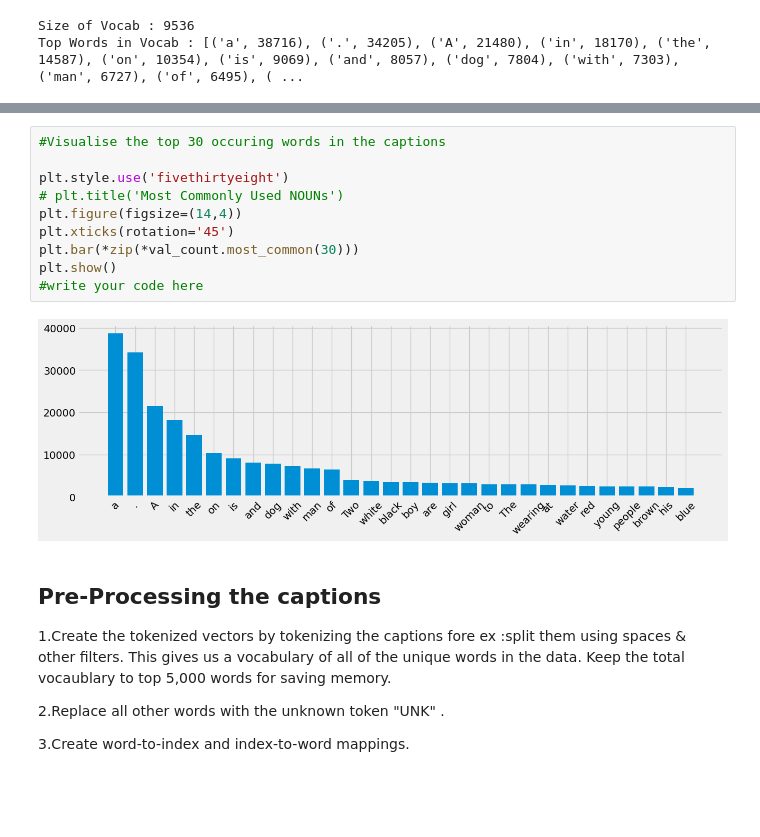
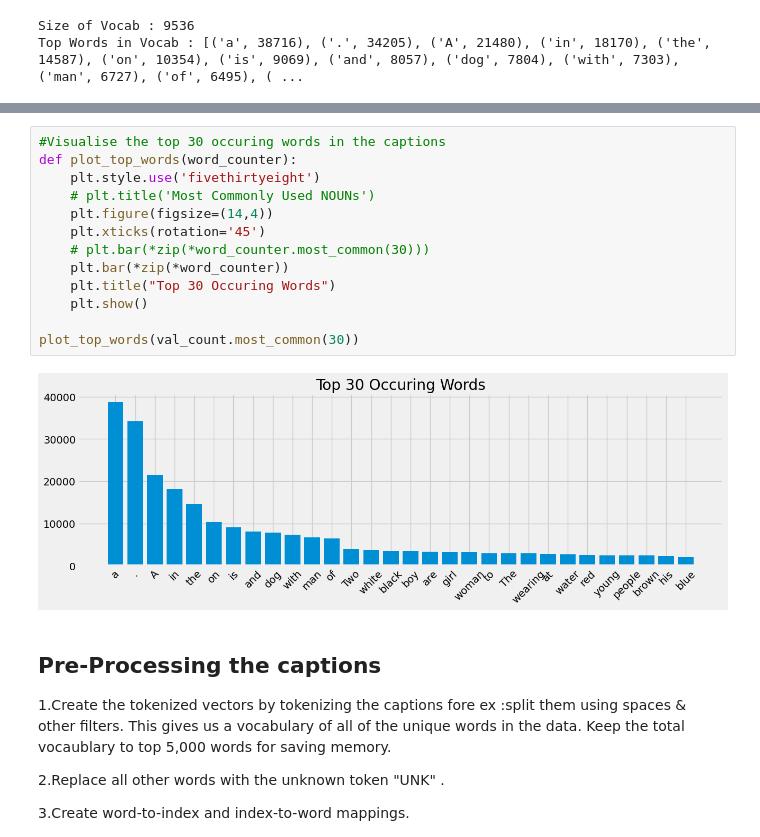
Before and after one commit to subhasisj/eye-for-blind-capstone, a Jupyter notebook: Eye_for_blind_Starter_code.ipynb, the cells around one changed output, grey strips where cells are left out. Drawn from its saved outputs; the diff is of its cells as text; blank space fills up the shorter version.

```diff
--- a/Eye_for_blind_Starter_code.ipynb
+++ b/Eye_for_blind_Starter_code.ipynb
@@ -168,15 +153,18 @@ Top Words in Vocab : [('a', 38716), ('.', 34205), ('A', 21480), ('in', 18170), (
 # %%
 #Visualise the top 30 occuring words in the captions
+def plot_top_words(word_counter):
+    plt.style.use('fivethirtyeight')
+    # plt.title('Most Commonly Used NOUNs')
+    plt.figure(figsize=(14,4))
+    plt.xticks(rotation='45')
+    # plt.bar(*zip(*word_counter.most_common(30)))
+    plt.bar(*zip(*word_counter))
+    plt.title("Top 30 Occuring Words")
+    plt.show()
 
-plt.style.use('fivethirtyeight')
-# plt.title('Most Commonly Used NOUNs')
-plt.figure(figsize=(14,4))
-plt.xticks(rotation='45')
-plt.bar(*zip(*val_count.most_common(30)))
-plt.show()
-#write your code here
+plot_top_words(val_count.most_common(30))
 # %% [output]
-[figure, old version]
+[figure, new version]
 # %% [markdown]
 ## Pre-Processing the captions
 1.Create the tokenized vectors by tokenizing the captions fore ex :split them using spaces & other filters.
```
Also changed, not shown: parts of 12 cells of this notebook.
